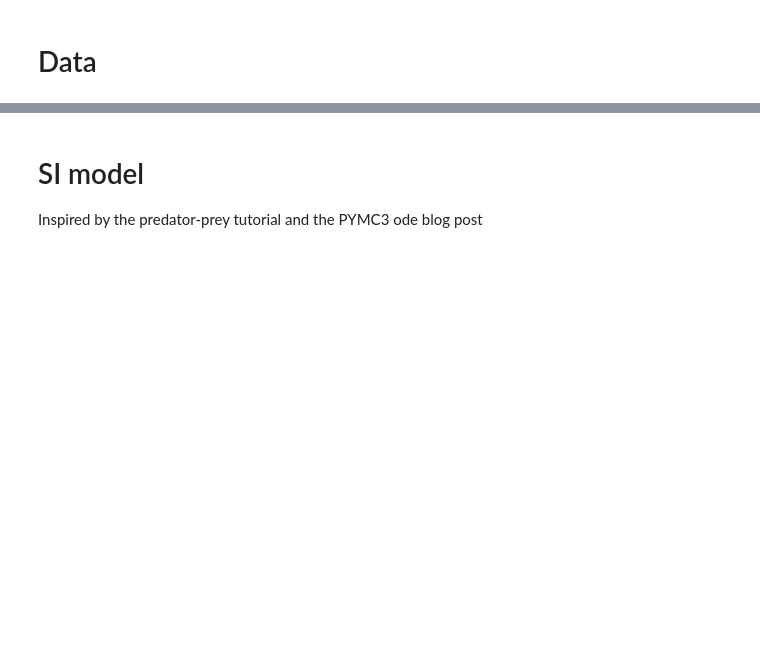
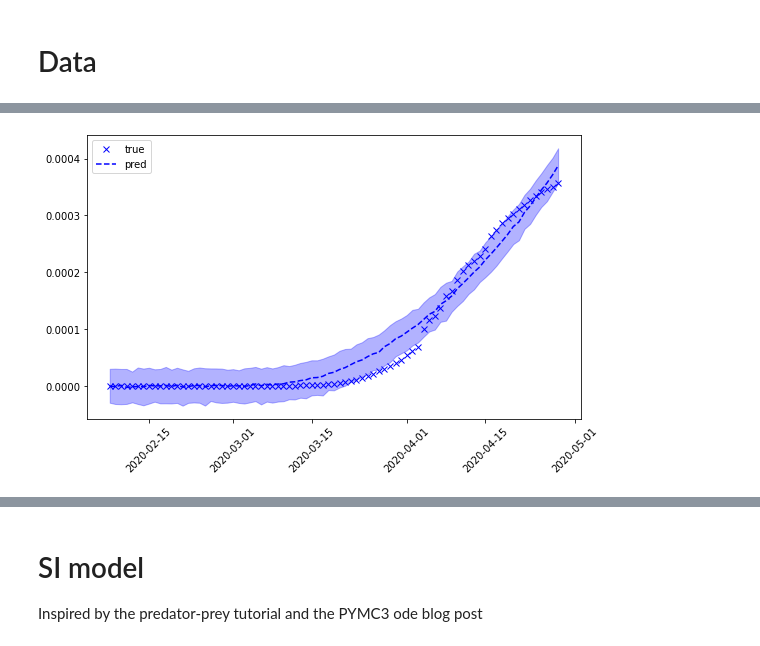
Before and after one commit to horaceg/uncover, a Jupyter notebook: working/seir_numpyro.ipynb, the cells around one changed output, grey strips where cells are left out. Drawn from its saved outputs; the diff is of its cells as text; code cells hidden in the pictures; blank space fills up the shorter version.

```diff
--- a/working/seir_numpyro.ipynb
+++ b/working/seir_numpyro.ipynb
@@ -25,15 +26,18 @@ import pandas as pd
 
 ix = pd.IndexSlice
 
-full = pd.read_csv('full.csv', index_col=['location', 'date', 'variable']).iloc[:, 0]
+full = pd.read_csv('full.csv', index_col=['location', 'date', 'variable'], parse_dates=['date']).iloc[:, 0]
+populations_country = pd.read_csv('populations_country.csv', index_col='location').iloc[:, 0]
+
 subset = full.loc['France']
-populations_country = pd.read_csv('populations_country.csv', index_col='location').iloc[:, 0]
+deaths_subset = subset.loc[ix[:, 'total_deaths']]
+
 pop_fr = populations_country.loc['France']
-infected = subset.loc[ix[:, 'total_cases']].replace(0, np.nan).dropna().values
-total_deaths = subset.loc[ix[:, 'total_deaths']].loc['2020-02-15':].values
-susceptible = pop_fr - infected
-data = np.stack([susceptible, infected]).T
-# data = infected
 
-times = subset.loc[ix[:, 'total_cases']].replace(0, np.nan).dropna().index
-# times = np.arange(times.shape[0])
+ten_deaths_date = deaths_subset.gt(10).cumsum().loc[lambda s: s==1].index[0]
+begin_date = ten_deaths_date - pd.Timedelta(30, unit='days')
+
+total_deaths = deaths_subset.loc[begin_date:].values
+data = total_deaths / pop_fr
+
+times = deaths_subset.loc[begin_date:].index.map(onp.datetime64).to_numpy()
@@ -39,0 +182,10 @@ times = subset.loc[ix[:, 'total_cases']].replace(0, np.nan).dropna().index
+# %%
+data = np.hstack((np.array([0.]), np.diff(total_deaths)))
+# data = total_deaths / pop_fr
+
+# use dense_mass for better mixing rate
+mcmc = MCMC(NUTS(model, dense_mass=True),
+            500, 500, num_chains=NUM_CHAINS,
+            progress_bar=True)
+mcmc.run(PRNGKey(0), N=data.shape[0], y=data)
+mcmc.print_summary()
@@ -39,0 +198,11 @@ times = subset.loc[ix[:, 'total_cases']].replace(0, np.nan).dropna().index
+# %%
+fig, ax = plt.subplots(figsize=(8, 5))
+plt.plot(times, data, "bx", label="true")
+plt.plot(times, mu, "b--", label="pred")
+plt.fill_between(times, pi[0, :], pi[1, :], color="b", alpha=0.3)
+plt.legend()
+plt.xticks(rotation=45)
+
+plt.tight_layout()
+# %% [output]
+[figure, added]
```
Also changed, not shown: parts of 18 cells of this notebook.
